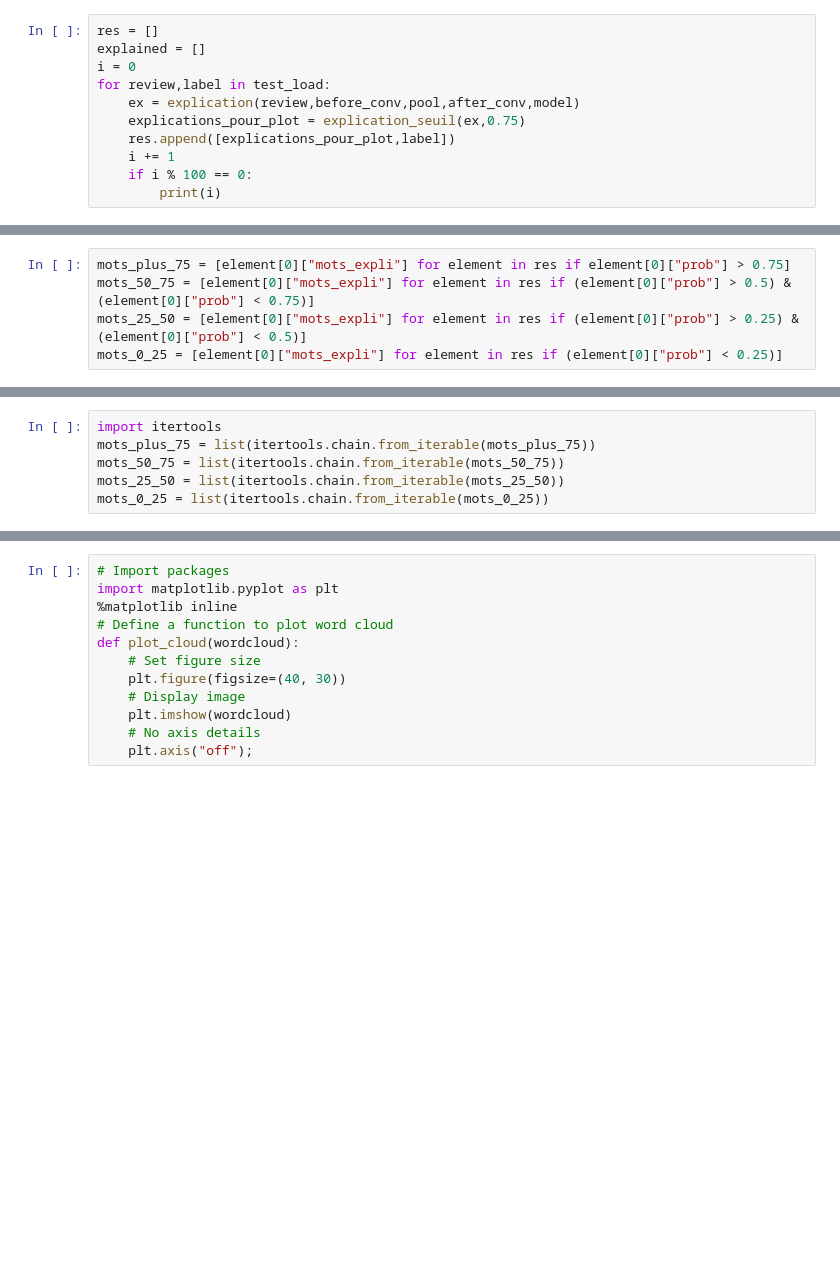
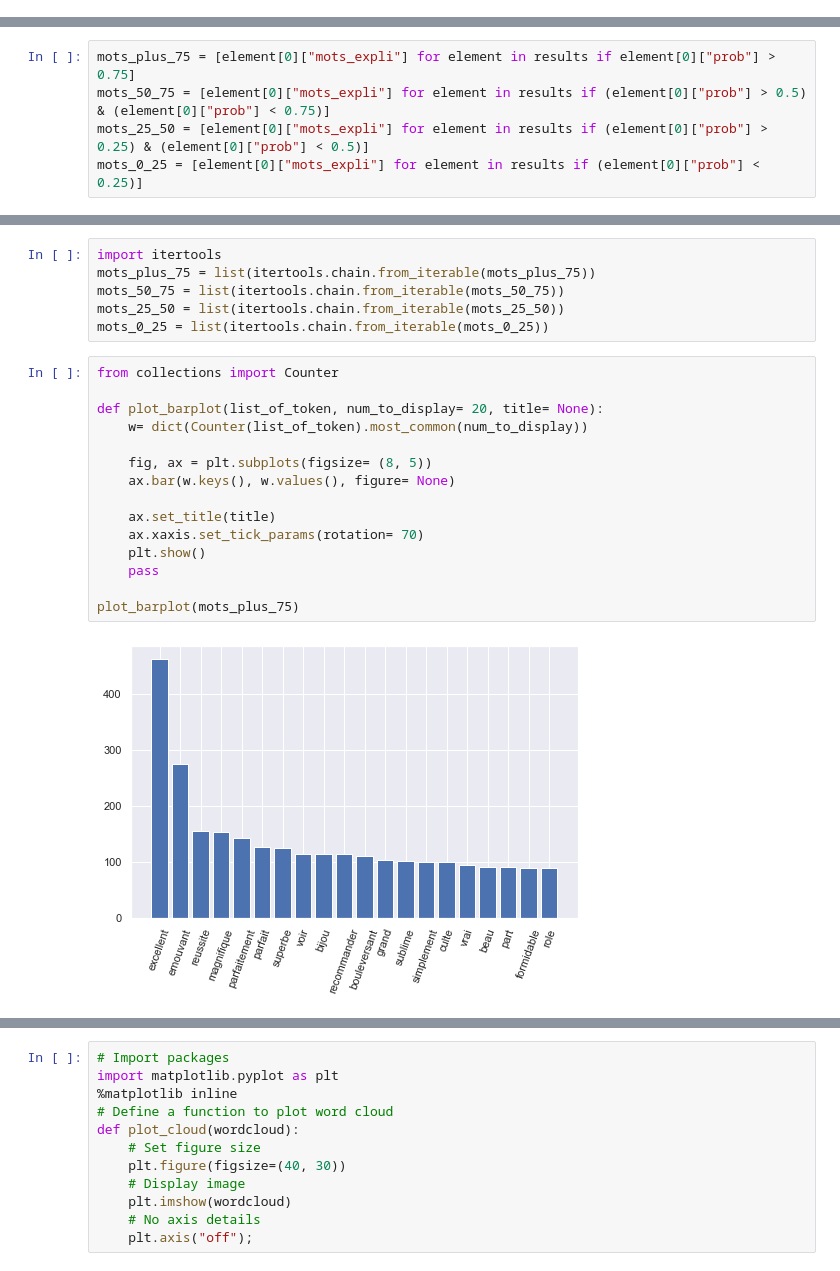
Before and after one commit to ENSAE-CKW/nlp_understanding, a Jupyter notebook: notebooks/GradCam/GracCam_version_wen.ipynb, the cells around one changed output, grey strips where cells are left out. Cells and saved outputs as stored; diff of their text form; blank space fills up the shorter version.

Commit message:
Update Mlflow artifact : plot GradCam global analysis for Embed CNN

```diff
--- a/notebooks/GradCam/GracCam_version_wen.ipynb
+++ b/notebooks/GradCam/GracCam_version_wen.ipynb
@@ -280,11 +163,0 @@ def explication_seuil(ex, seuil):
-# %%
-res = []
-explained = []
-i = 0
-for review,label in test_load:
-    ex = explication(review,before_conv,pool,after_conv,model)
-    explications_pour_plot = explication_seuil(ex,0.75)
-    res.append([explications_pour_plot,label])
-    i += 1
-    if i % 100 == 0:
-        print(i)
@@ -291,6 +269,6 @@ for review,label in test_load:
 # %%
-mots_plus_75 = [element[0]["mots_expli"] for element in res if element[0]["prob"] > 0.75]
-mots_50_75 = [element[0]["mots_expli"] for element in res if (element[0]["prob"] > 0.5) & (element[0]["prob"] < 0.75)]
-mots_25_50 = [element[0]["mots_expli"] for element in res if (element[0]["prob"] > 0.25) & (element[0]["prob"] < 0.5)]
-mots_0_25 = [element[0]["mots_expli"] for element in res if (element[0]["prob"] < 0.25)]
+mots_plus_75 = [element[0]["mots_expli"] for element in results if element[0]["prob"] > 0.75]
+mots_50_75 = [element[0]["mots_expli"] for element in results if (element[0]["prob"] > 0.5) & (element[0]["prob"] < 0.75)]
+mots_25_50 = [element[0]["mots_expli"] for element in results if (element[0]["prob"] > 0.25) & (element[0]["prob"] < 0.5)]
+mots_0_25 = [element[0]["mots_expli"] for element in results if (element[0]["prob"] < 0.25)]
 # %%
@@ -304,4 +282,21 @@ mots_plus_75 = list(itertools.chain.from_iterable(mots_plus_75))
 mots_50_75 = list(itertools.chain.from_iterable(mots_50_75))
 mots_25_50 = list(itertools.chain.from_iterable(mots_25_50))
 mots_0_25 = list(itertools.chain.from_iterable(mots_0_25))
+# %%
+from collections import Counter
+
+def plot_barplot(list_of_token, num_to_display= 20, title= None):
+    w= dict(Counter(list_of_token).most_common(num_to_display))
+
+    fig, ax = plt.subplots(figsize= (8, 5))
+    ax.bar(w.keys(), w.values(), figure= None)
+
+    ax.set_title(title)
+    ax.xaxis.set_tick_params(rotation= 70)
+    plt.show()
+    pass
+
+plot_barplot(mots_plus_75)
+# %% [output]
+[figure, added]
 # %%
```
Also changed, not shown: parts of 16 cells of this notebook, 14 other files.
